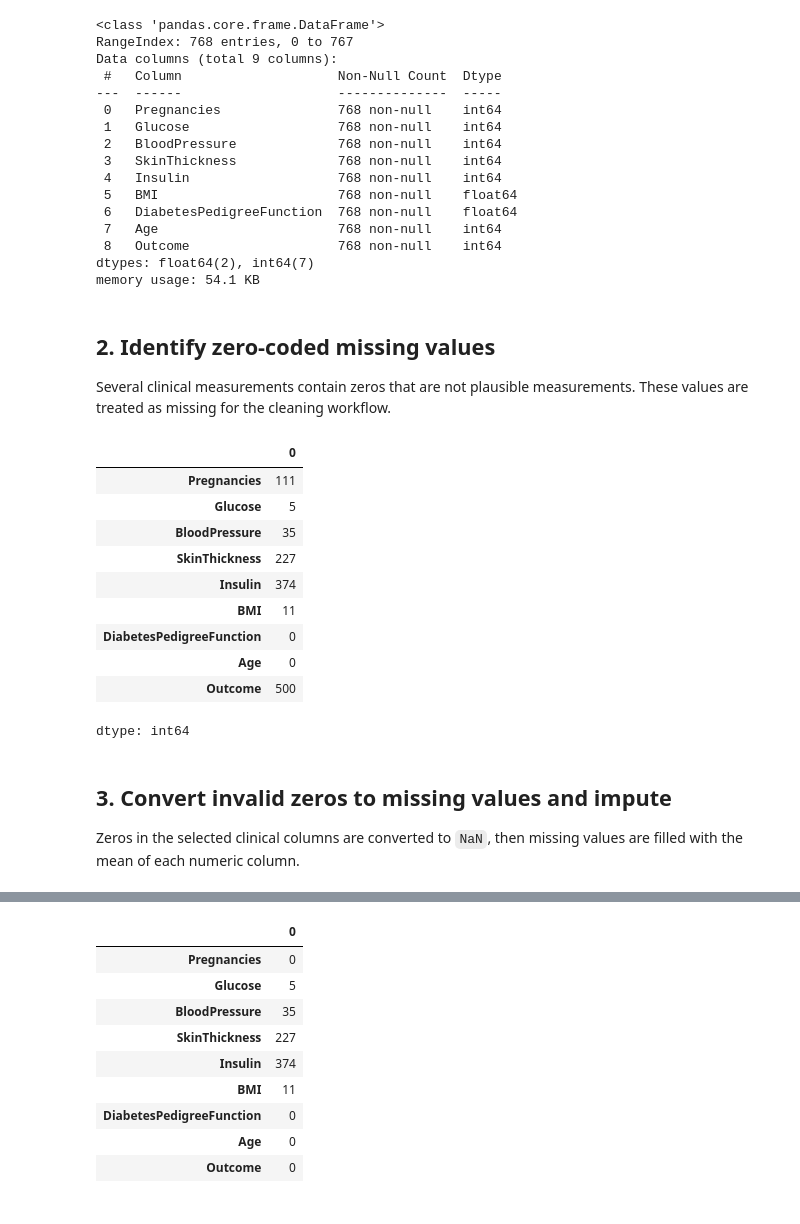
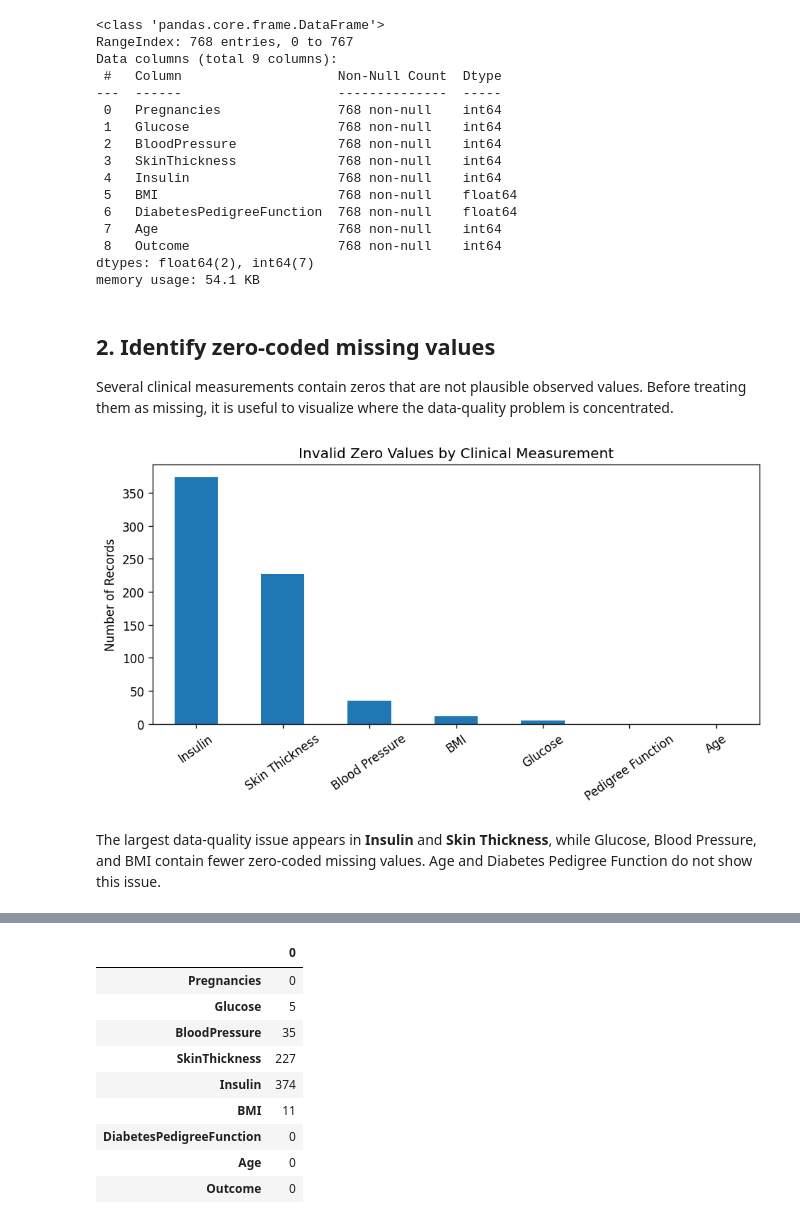
Before and after one commit to melodyyangds/Python-visualization-work, a Jupyter notebook: notebooks/diabetes_data_cleaning.ipynb, the cells around one changed output, grey strips where cells are left out. Drawn from its saved outputs; the diff is of its cells as text; code cells hidden in the pictures.

```diff
--- a/notebooks/diabetes_data_cleaning.ipynb
+++ b/notebooks/diabetes_data_cleaning.ipynb
@@ -45,33 +45,28 @@ memory usage: 54.1 KB
 # %% [markdown]
 ## 2. Identify zero-coded missing values
 
-Several clinical measurements contain zeros that are not plausible measurements. These values are treated as missing for the cleaning workflow.
+Several clinical measurements contain zeros that are not plausible observed values. Before treating them as missing, it is useful to visualize where the data-quality problem is concentrated.
-# %%
-clinical_columns = [
-    "Glucose",
-    "BloodPressure",
-    "SkinThickness",
-    "Insulin",
-    "BMI",
-    "DiabetesPedigreeFunction",
-    "Age",
-]
-
-zero_counts = (df[clinical_columns] == 0).sum()
-zero_counts
-# %% [output]
-|  | 0 |
-| Pregnancies | 111 |
-| Glucose | 5 |
-| BloodPressure | 35 |
-| SkinThickness | 227 |
-| Insulin | 374 |
-| BMI | 11 |
-| DiabetesPedigreeFunction | 0 |
-| Age | 0 |
-| Outcome | 500 |
-dtype: int64
-# %% [markdown]
-## 3. Convert invalid zeros to missing values and impute
-
-Zeros in the selected clinical columns are converted to `NaN`, then missing values are filled with the mean of each numeric column.
+# %%
+clinical_columns = [
+    "Glucose",
+    "BloodPressure",
+    "SkinThickness",
+    "Insulin",
+    "BMI",
+    "DiabetesPedigreeFunction",
+    "Age",
+]
+
+invalid_zero_counts = (df[clinical_columns] == 0).sum().sort_values(ascending=False)
+
+ax = invalid_zero_counts.plot(kind="bar", figsize=(8, 4.5))
+ax.set_title("Invalid Zero Values by Clinical Measurement")
+ax.set_ylabel("Number of Records")
+ax.set_xlabel("")
+plt.xticks(rotation=35, ha="right")
+plt.tight_layout()
+plt.show()
+# %% [output]
+[figure, added]
+# %% [markdown]
+The largest data-quality issue appears in **Insulin** and **Skin Thickness**, while Glucose, Blood Pressure, and BMI contain fewer zero-coded missing values. Age and Diabetes Pedigree Function do not show this issue.
```
Also changed, not shown: parts of 14 cells of this notebook, 7 other files.
